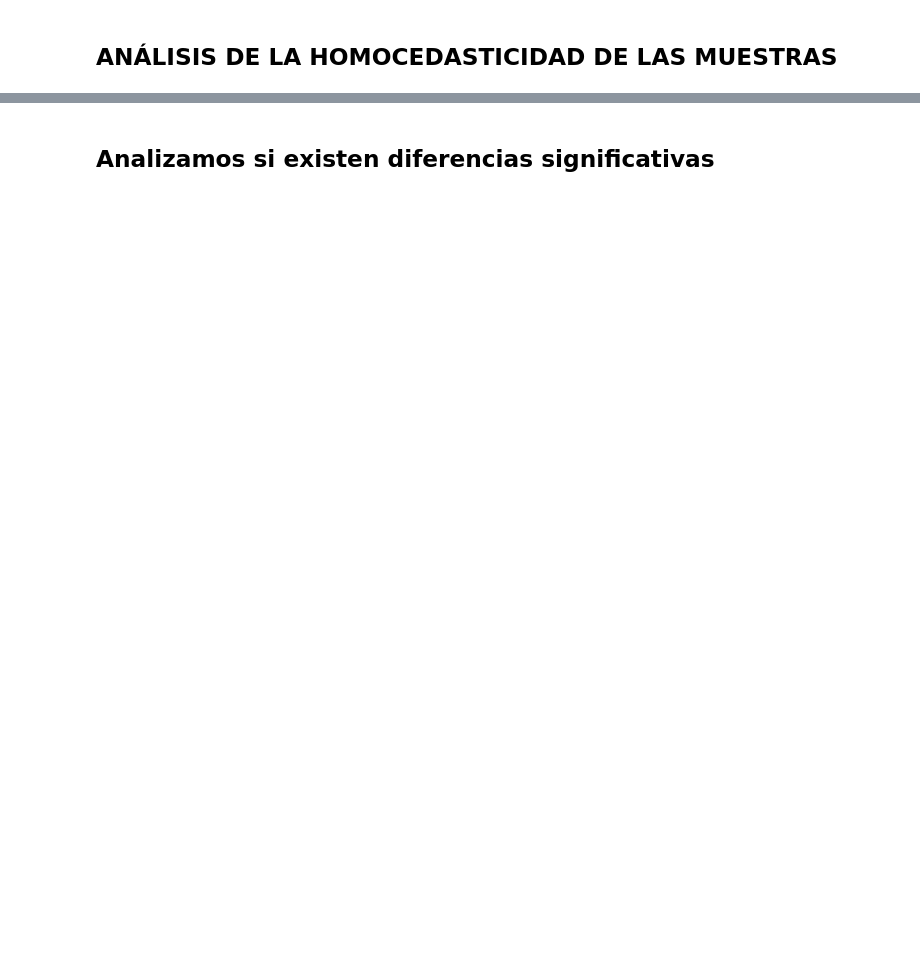
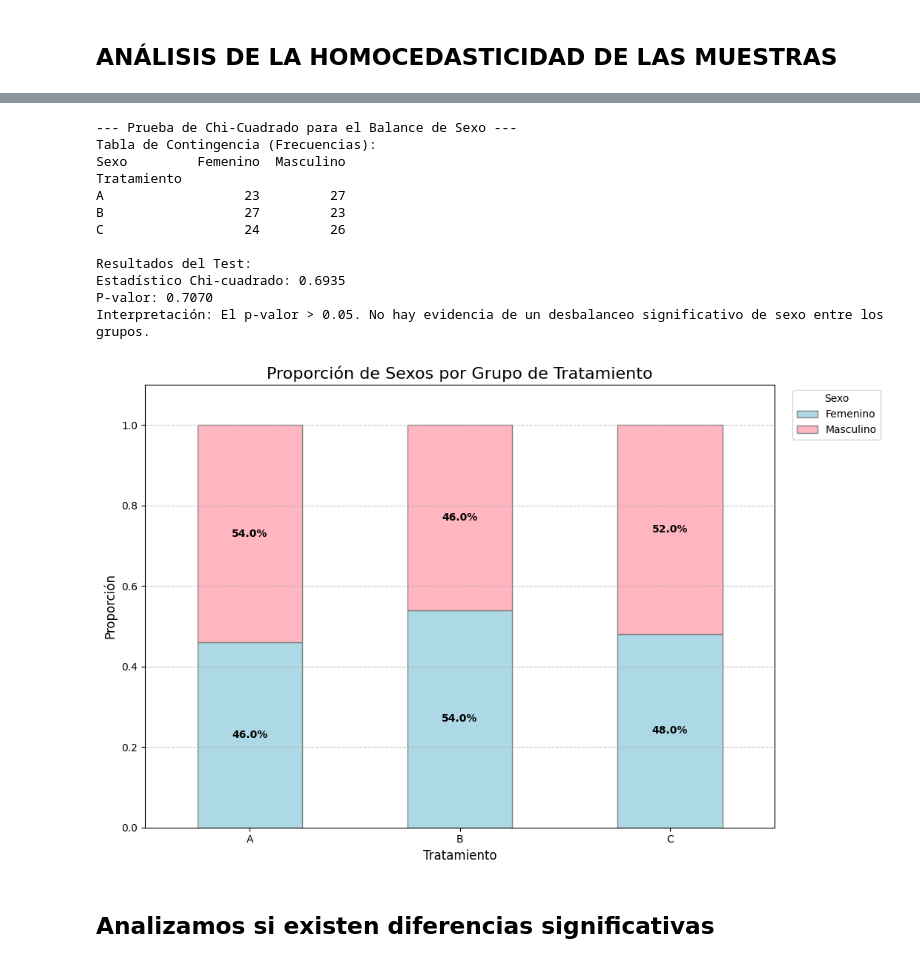
Before and after one commit to mlacasa/EstadisticaQ2, a Jupyter notebook: Anova.ipynb, the cells around one changed output, grey strips where cells are left out. Saved outputs shown, nothing was run; the diff lists cells and outputs as text; code cells hidden in the pictures; blank space fills up the shorter version.

```diff
--- a/Anova.ipynb
+++ b/Anova.ipynb
@@ -682,2 +368,77 @@ plt.show()
+# %%
+# Se ejecuta el código Python para el análisis de balanceo
+import pandas as pd
+import numpy as np
+import matplotlib.pyplot as plt
+from scipy.stats import chi2_contingency
+
+# --- 0. Generación de Datos ---
+# Se regeneran los datos para que la celda sea autónoma.
+np.random.seed(42) # Para reproducibilidad
+num_pacientes_por_grupo = 50
+grupos = ['A', 'B', 'C']
+
+data = {
+    'Edad': np.random.randint(30, 70, size=num_pacientes_por_grupo * len(grupos)),
+    'Sexo': np.random.choice(['Masculino', 'Femenino'], size=num_pacientes_por_grupo * len(grupos)),
+    'Tratamiento': np.repeat(grupos, num_pacientes_por_grupo),
+}
+df = pd.DataFrame(data)
+
+# --- 1. Test Estadístico de Chi-cuadrado ---
+# Crear una tabla de contingencia con las frecuencias (conteos)
+contingency_table = pd.crosstab(df['Tratamiento'], df['Sexo'])
+
+# Realizar la prueba de Chi-cuadrado
+chi2, p_value, dof, expected = chi2_contingency(contingency_table)
+
+print("--- Prueba de Chi-Cuadrado para el Balance de Sexo ---")
+print("Tabla de Contingencia (Frecuencias):")
+print(contingency_table)
+print("\nResultados del Test:")
+print(f"Estadístico Chi-cuadrado: {chi2:.4f}")
+print(f"P-valor: {p_value:.4f}")
+
+if p_value > 0.05:
+    print("Interpretación: El p-valor > 0.05. No hay evidencia de un desbalanceo significativo de sexo entre los grupos.")
+else:
+    print("Interpretación: El p-valor <= 0.05. Existe un desbalanceo significativo de sexo entre los grupos.")
+
+
+# --- 2. Visualización Mejorada con Anotaciones ---
+# Calcular las proporciones para el gráfico
+proporciones = contingency_table.div(contingency_table.sum(axis=1), axis=0)
+
+# Graficar
+ax = proporciones.plot(kind='bar', stacked=True, color=['lightblue', 'lightpink'], figsize=(12, 7), edgecolor='grey')
+
+# Añadir anotaciones (porcentajes) en cada barra
+for container in ax.containers:
+    # La función 'bar_label' formatea y coloca las etiquetas
+    ax.bar_label(container, labels=[f'{v:.1%}' for v in container.datavalues], label_type='center', fontsize=10, color='black', weight='bold')
+
+plt.title('Proporción de Sexos por Grupo de Tratamiento', fontsize=16)
+plt.xlabel('Tratamiento', fontsize=12)
+plt.ylabel('Proporción', fontsize=12)
+plt.xticks(rotation=0)
+plt.legend(title='Sexo', bbox_to_anchor=(1.02, 1), loc='upper left') # Mover leyenda fuera del gráfico
+plt.ylim(0, 1.1) # Ajustar el límite del eje Y para dar espacio a la leyenda
+plt.tight_layout(rect=[0, 0, 0.9, 1]) # Ajustar layout para que la leyenda no se corte
+plt.grid(axis='y', linestyle='--', alpha=0.7)
+plt.show()
+# %% [output]
+--- Prueba de Chi-Cuadrado para el Balance de Sexo ---
+Tabla de Contingencia (Frecuencias):
+Sexo         Femenino  Masculino
+Tratamiento
+A                  23         27
+B                  27         23
+C                  24         26
+
+Resultados del Test:
+Estadístico Chi-cuadrado: 0.6935
+P-valor: 0.7070
+Interpretación: El p-valor > 0.05. No hay evidencia de un desbalanceo significativo de sexo entre los grupos.
+[figure, added]
 # %% [markdown]
 ## Analizamos si existen diferencias significativas
```
Also changed, not shown: parts of 47 cells of this notebook.
